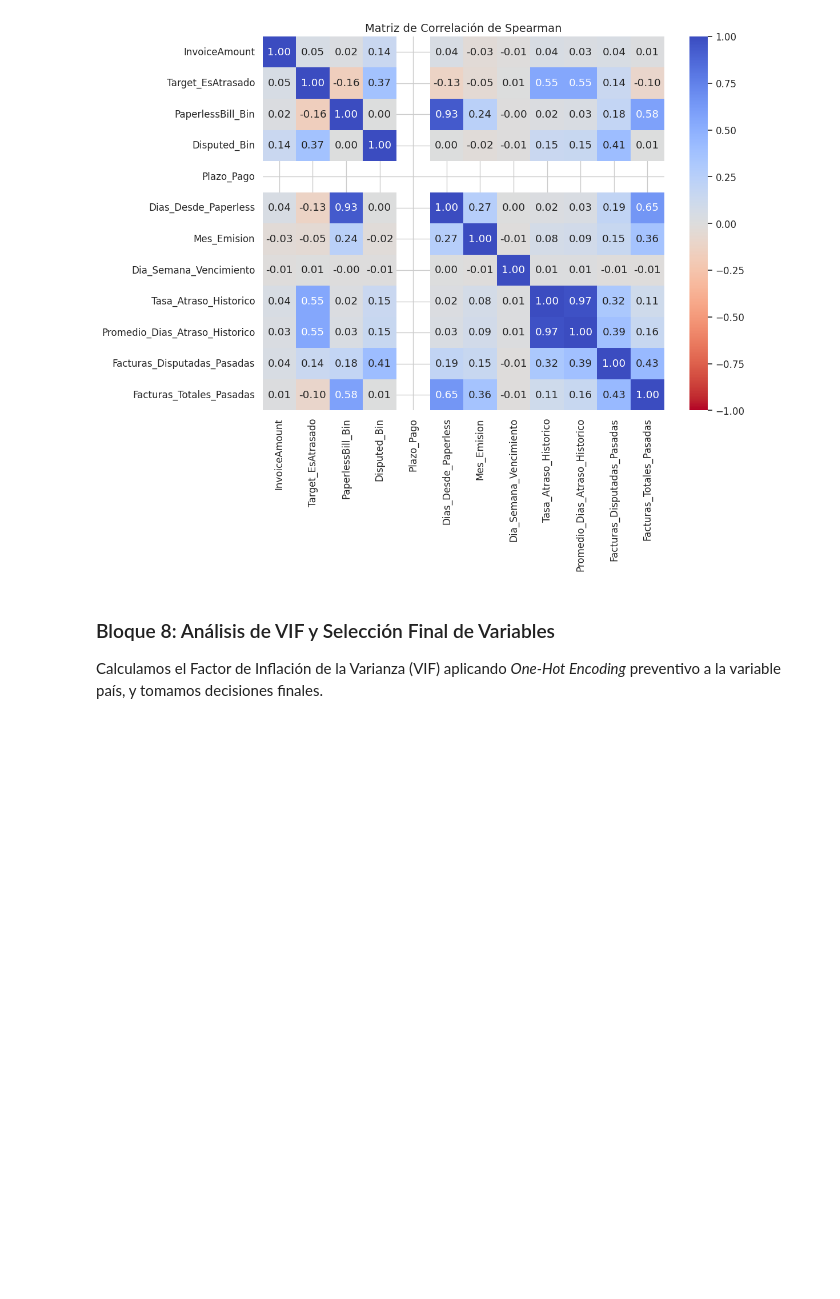
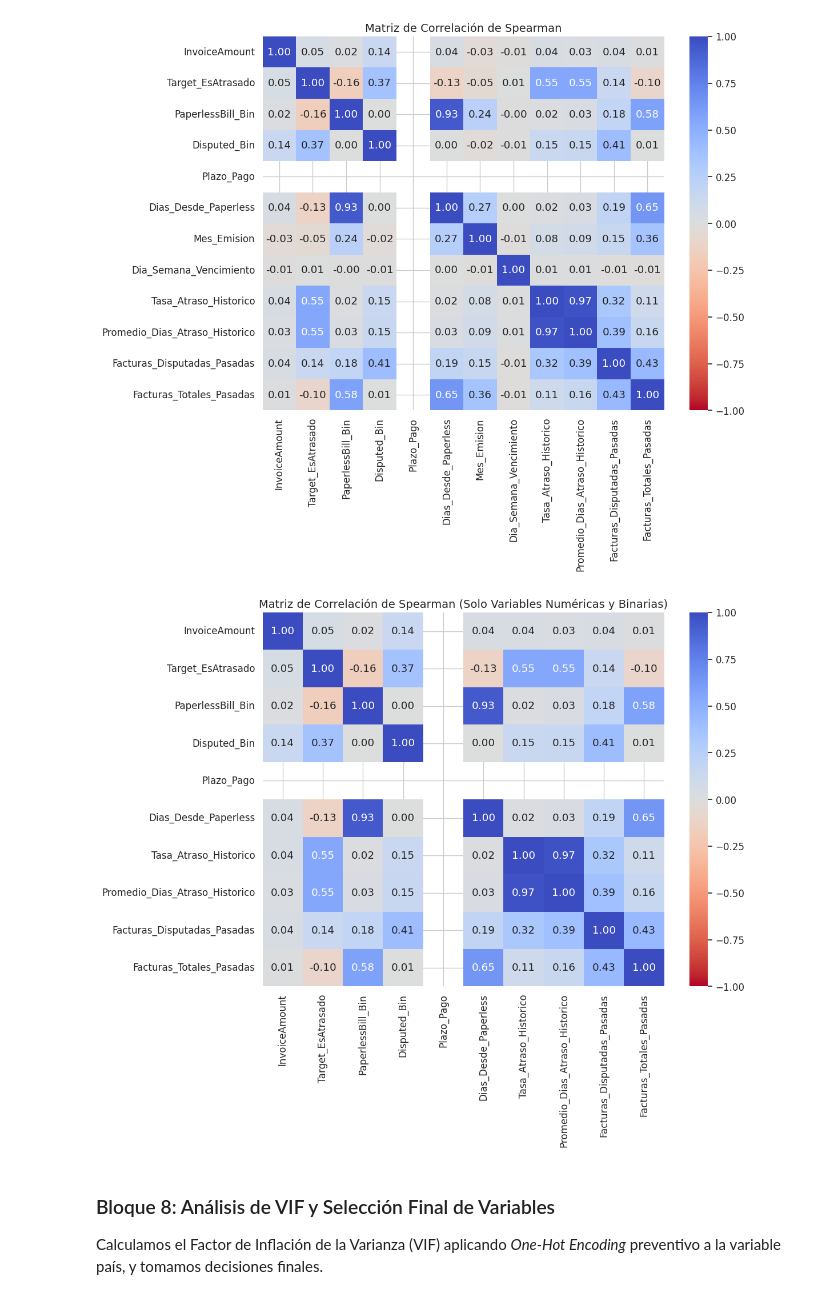
Before and after one commit to lucasm9302/EDA_Tesis, a Jupyter notebook: EDA_Casi_Final.ipynb, the cells around one changed output. Drawn from its saved outputs; the diff is of its cells as text; code cells hidden in the pictures; blank space fills up the shorter version.

```diff
--- a/EDA_Casi_Final.ipynb
+++ b/EDA_Casi_Final.ipynb
@@ -293,6 +442,23 @@ plt.savefig('/content/imagenes_eda/04_matriz_correlacion_spearman.png', dpi=300,
 plt.show()
 # %% [output]
 [figure]
+# %%
+# Excluimos las variables categóricas cíclicas/nominales que no tienen una progresión lineal real
+cols_excluir_corr = ['countryCode', 'Mes_Emision', 'Dia_Semana_Vencimiento']
+df_cor = df_eda.drop(columns=cols_excluir_corr)
+
+# Calculamos correlación de Spearman (solo numéricas y binarias)
+correlation_matrix = df_cor.corr(method='spearman')
+
+# Gráfica
+plt.figure(figsize=(12, 10))
+sns.heatmap(correlation_matrix, annot=True, cmap='coolwarm_r', fmt='.2f', vmin=-1, vmax=1)
+plt.title('Matriz de Correlación de Spearman (Solo Variables Numéricas y Binarias)', fontsize=14)
+plt.tight_layout()
+plt.savefig('/content/imagenes_eda/04n_matriz_correlacion_spearman.png', dpi=300, bbox_inches='tight')
+plt.show()
+# %% [output]
+[figure, added]
 # %% [markdown]
 ### Bloque 8: Análisis de VIF y Selección Final de Variables
 
```
Also changed, not shown: parts of 10 cells of this notebook.
